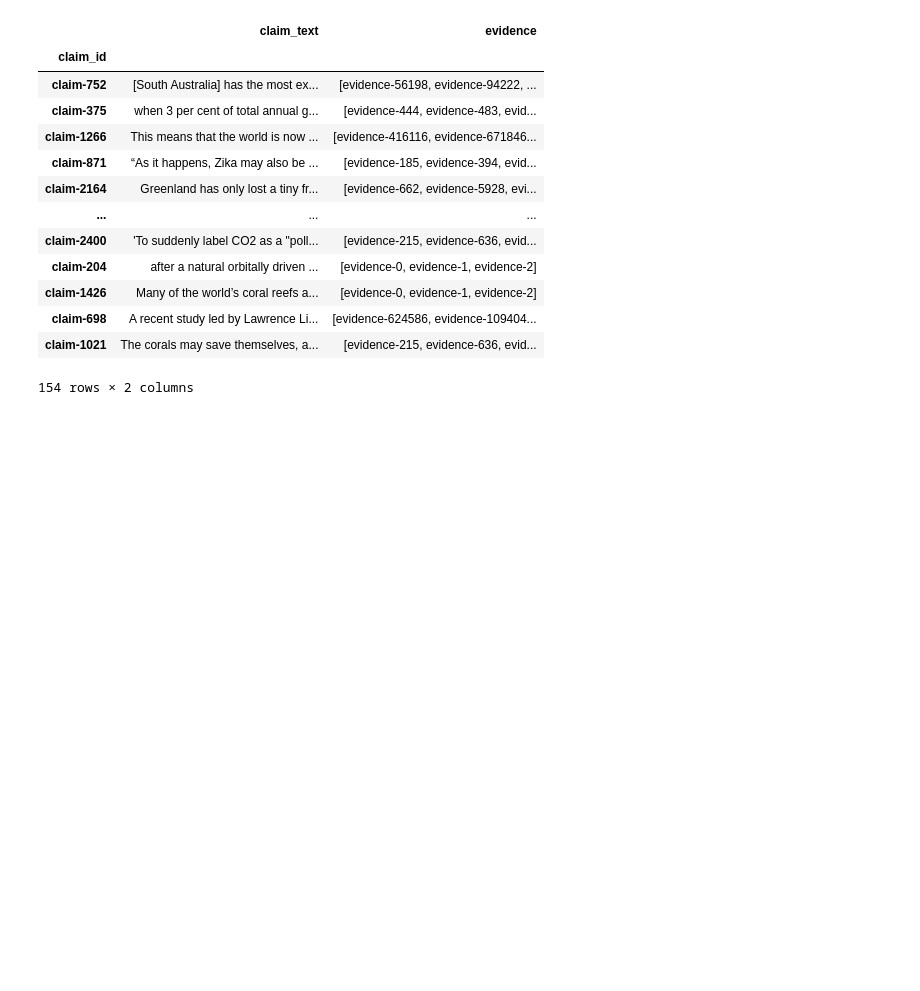
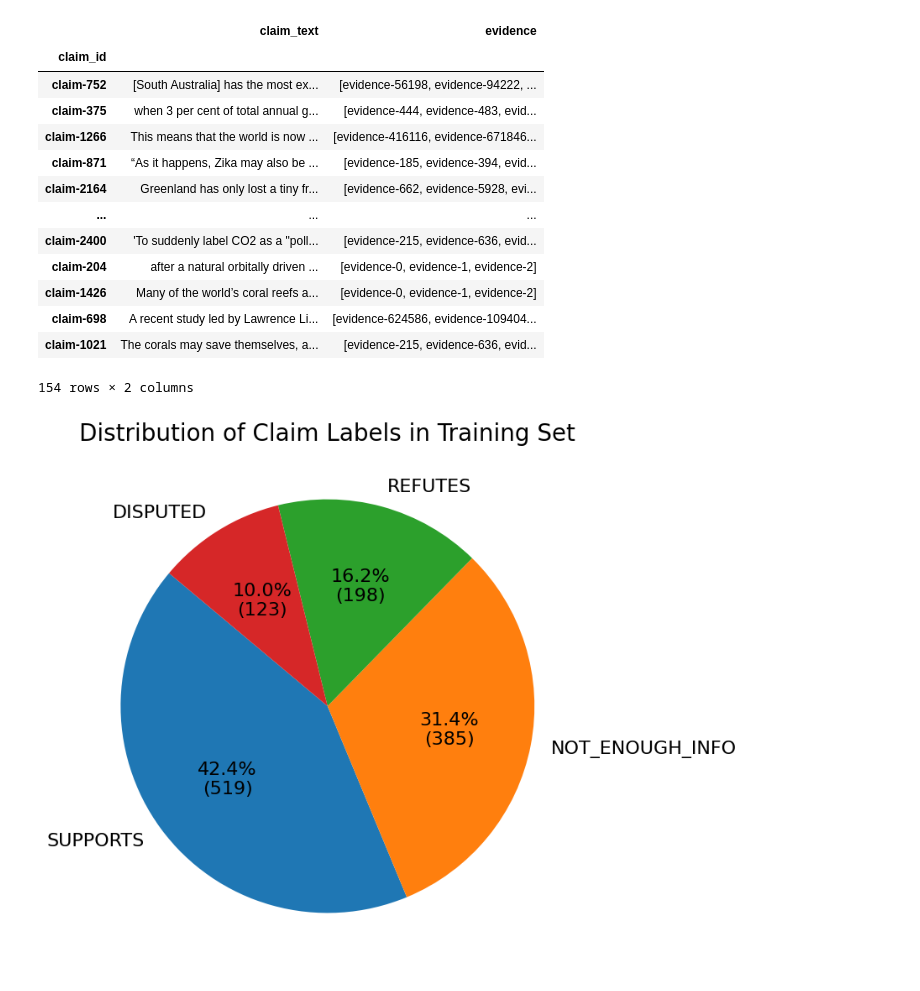
Before and after one commit to kexincchen/NLP-Project, a Jupyter notebook: retrieval/ner_dev.ipynb, the cells around one changed output. Saved outputs shown, nothing was run; the diff lists cells and outputs as text; code cells hidden in the pictures; blank space fills up the shorter version.

```diff
--- a/retrieval/ner_dev.ipynb
+++ b/retrieval/ner_dev.ipynb
@@ -205,3 +205,25 @@ def match_evidence(claim_entities, evidence_entities_df, k=3):
     return top_evidence_ids
 
 claim_entities_df['top_evidence_ids'] = claim_entities_df['claim_entities'].apply(lambda x: match_evidence(x, evidence_entities_df))
+# %%
+import matplotlib.pyplot as plt
+
+# Data for the pie chart
+labels = ['SUPPORTS', 'NOT_ENOUGH_INFO', 'REFUTES', 'DISPUTED']
+sizes = [519, 385, 198, 123]
+# colors = ['blue', 'lightblue', 'pink', 'purple']
+# explode = (0.1, 0, 0, 0)  # explode the 1st slice (SUPPORTS)
+
+# Custom function to display the percentage and count
+def autopct_func(pct, allvals):
+    absolute = int(round(pct/100.*sum(allvals)))
+    return f"{pct:.1f}%\n({absolute})"
+
+# Plotting the pie chart
+plt.figure(figsize=(8, 8))
+plt.pie(sizes,labels=labels, autopct=lambda pct: autopct_func(pct, sizes), startangle=140, textprops={'fontsize': 16})
+
+plt.title('Distribution of Claim Labels in Training Set', fontsize=20)
+plt.show()
+# %% [output]
+[figure, added]
```
Also changed, not shown: parts of 2 cells of this notebook, 5 other files.
